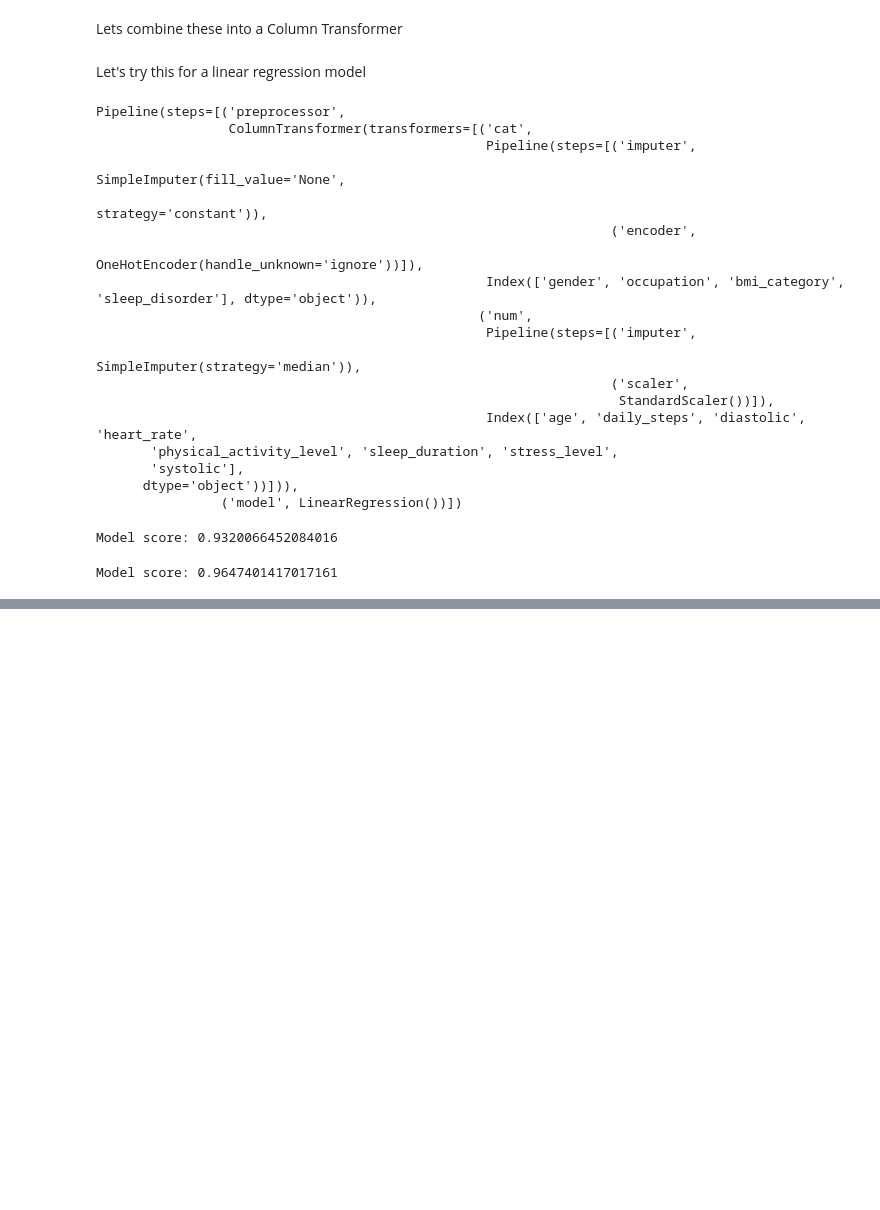
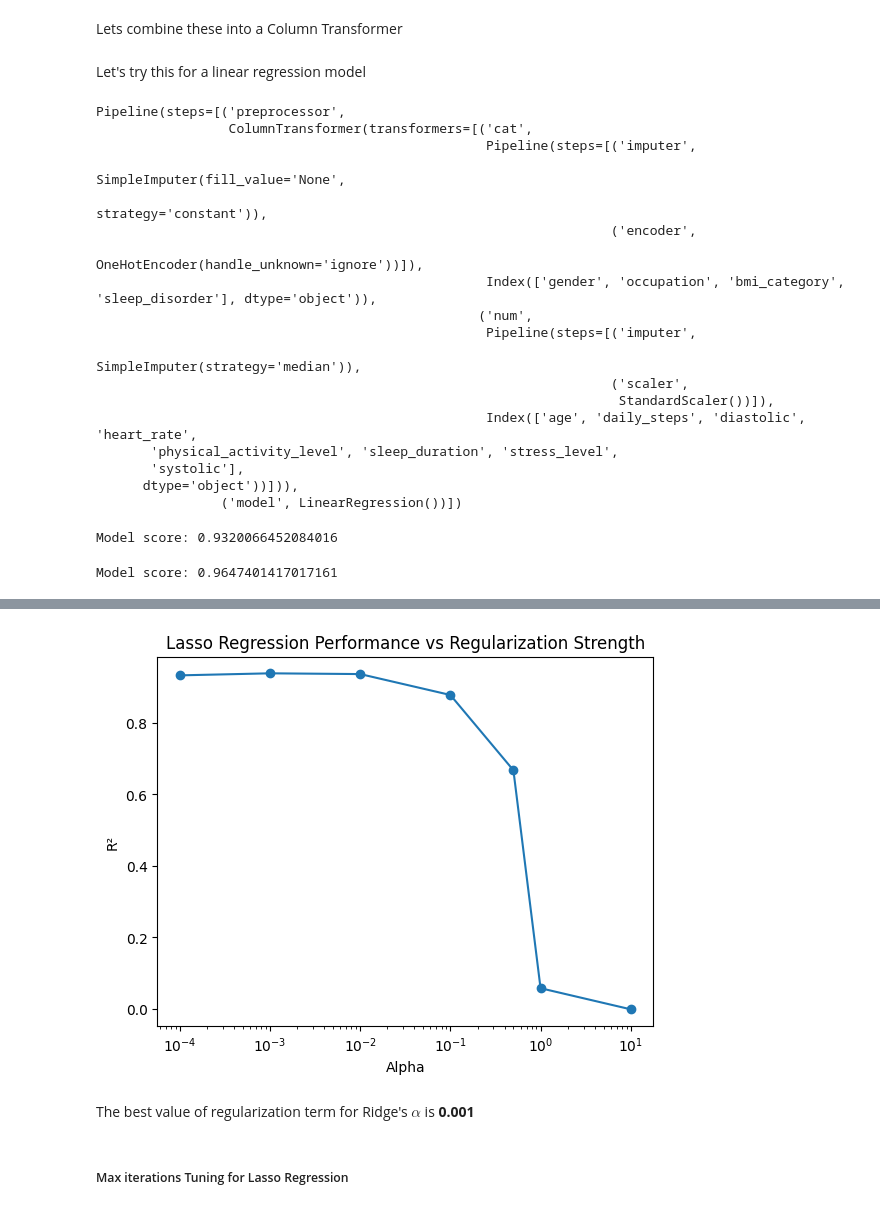
Before and after one commit to eadka/sleep-health-predictor, a Jupyter notebook: notebooks/notebook.ipynb, the cells around one changed output, grey strips where cells are left out. Drawn from its saved outputs; the diff is of its cells as text; code cells hidden in the pictures; blank space fills up the shorter version.

```diff
--- a/notebooks/notebook.ipynb
+++ b/notebooks/notebook.ipynb
@@ -470,0 +577,15 @@ Random Forest: R² = 0.949
+# %%
+scores = []
+
+for i in [1, 10, 100, 1000, 10000]:
+    model = Ridge(max_iter=i)
+    pipe = Pipeline(steps=[
+    ('preprocessor', preprocessor),
+    ('model', model)
+    ])
+
+    pipe.fit(df_train, y_train)
+    score = pipe.score(df_val, y_val)
+    scores.append((a, score))
+    print(f"Max iteratiion value of {i}: R² = {score:.3f}")
+    print()
@@ -470,0 +606,2 @@ Random Forest: R² = 0.949
+# %%
+model = Ridge(alpha=1)
@@ -470,0 +616,15 @@ Random Forest: R² = 0.949
+# %%
+scores = []
+
+for a in [0.0001, 0.001, 0.01, 0.1, 0.5, 1.0, 10]:
+    model = Lasso(alpha=a)
+    pipe = Pipeline(steps=[
+    ('preprocessor', preprocessor),
+    ('model', model)
+    ])
+
+    pipe.fit(df_train, y_train)
+    score = pipe.score(df_val, y_val)
+    scores.append((a, score))
+    print(f"Alpha value of {a}: R² = {score:.3f}")
+    print()
@@ -470,0 +645,4 @@ Random Forest: R² = 0.949
+# %%
+columns = ['Alpha', 'R2']
+df_scores = pd.DataFrame(scores, columns=columns)
+df_scores
@@ -470,0 +658,13 @@ Random Forest: R² = 0.949
+# %%
+plt.plot(df_scores['Alpha'], df_scores['R2'], marker='o')
+plt.xscale('log')  # optional, makes sense if Alpha spans orders of magnitude
+plt.xlabel('Alpha')
+plt.ylabel('R²')
+plt.title('Lasso Regression Performance vs Regularization Strength')
+plt.show()
+# %% [output]
+[figure, added]
+# %% [markdown]
+The best value of regularization term for Ridge's **$\alpha$** is **0.001**
+# %% [markdown]
+##### Max iterations Tuning for Lasso Regression
```
Also changed, not shown: parts of 85 cells of this notebook.
